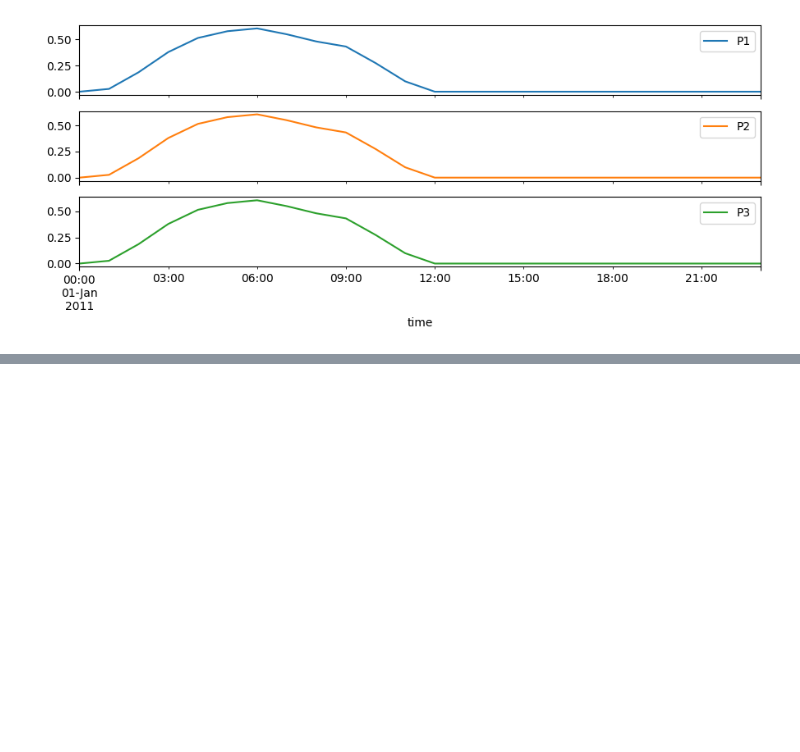
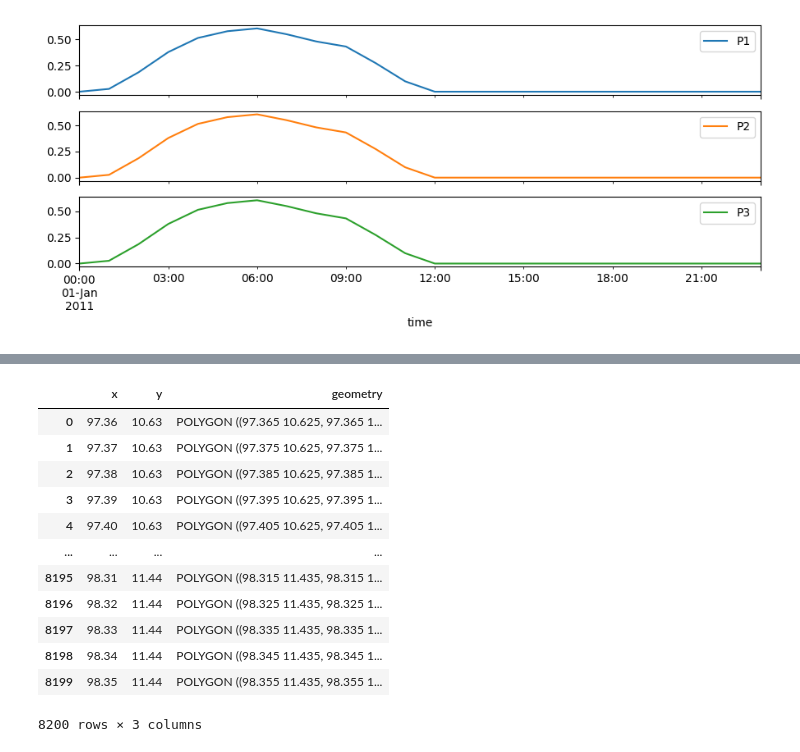
Before and after one commit to NarasetS/generationprofile_solarwind, a Jupyter notebook: Untitled-1.ipynb, the cells around one changed output, grey strips where cells are left out. Saved outputs shown, nothing was run; the diff lists cells and outputs as text; code cells hidden in the pictures; blank space fills up the shorter version.

```diff
--- a/Untitled-1.ipynb
+++ b/Untitled-1.ipynb
@@ -185,0 +215,16 @@ P3  97.36  11.44         1  POLYGON ((97.365 11.435, 97.365 11.445, 97.355...
+# %%
+cutout.grid
+# %% [output]
+|  | x | y | geometry |
+| 0 | 97.36 | 10.63 | POLYGON ((97.365 10.625, 97.365 1... |
+| 1 | 97.37 | 10.63 | POLYGON ((97.375 10.625, 97.375 1... |
+| 2 | 97.38 | 10.63 | POLYGON ((97.385 10.625, 97.385 1... |
+| 3 | 97.39 | 10.63 | POLYGON ((97.395 10.625, 97.395 1... |
+| 4 | 97.40 | 10.63 | POLYGON ((97.405 10.625, 97.405 1... |
+| ... | ... | ... | ... |
+| 8195 | 98.31 | 11.44 | POLYGON ((98.315 11.435, 98.315 1... |
+| 8196 | 98.32 | 11.44 | POLYGON ((98.325 11.435, 98.325 1... |
+| 8197 | 98.33 | 11.44 | POLYGON ((98.335 11.435, 98.335 1... |
+| 8198 | 98.34 | 11.44 | POLYGON ((98.345 11.435, 98.345 1... |
+| 8199 | 98.35 | 11.44 | POLYGON ((98.355 11.435, 98.355 1... |
+8200 rows × 3 columns
```
Also changed, not shown: parts of 4 cells of this notebook, 3 other files.
